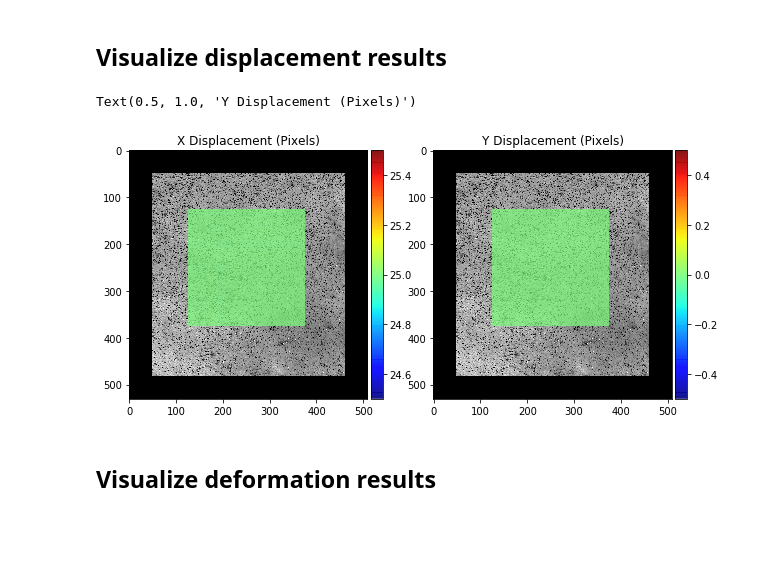
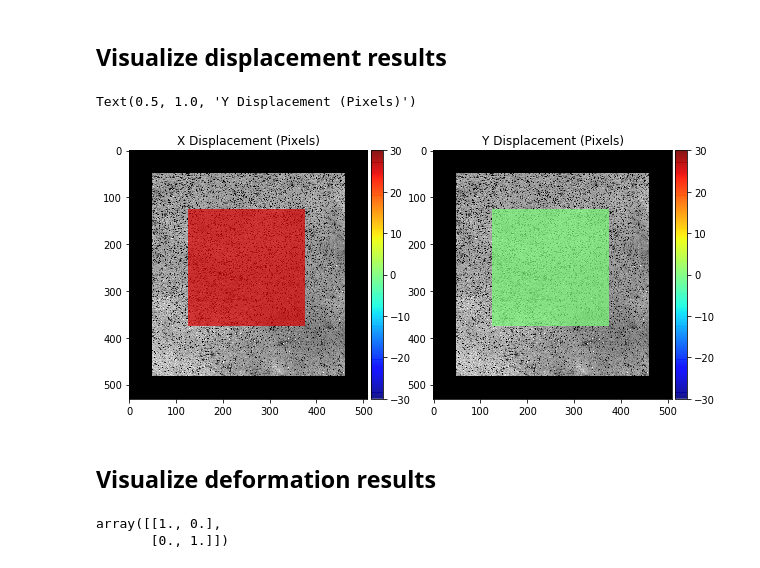
Before and after one commit to mfkiwl/splineDIC, a Jupyter notebook: notebooks/exploratory/stp_explore_NURBS_DIC.ipynb, the cells around one changed output. Cells and saved outputs as stored; diff of their text form; code cells hidden in the pictures; blank space fills up the shorter version.

```diff
--- a/notebooks/exploratory/stp_explore_NURBS_DIC.ipynb
+++ b/notebooks/exploratory/stp_explore_NURBS_DIC.ipynb
@@ -245,24 +245,24 @@ for i in range(rowmin, rowmax):
 # %%
 # Display
 fig, (ax0, ax1) = plt.subplots(1, 2, figsize=(10, 10))
 im0 = ax0.imshow(ref_image, cmap='gray')
 Uim = ax0.imshow(U, cmap='jet', alpha=0.7)
 divider = make_axes_locatable(ax0)
 cax0 = divider.append_axes('right', size='5%', pad=0.05)
 fig.colorbar(Uim, cax=cax0)
-Uim.set_clim(24.5, 25.5)
+Uim.set_clim(-30.0, 30.0)
 ax0.set_title('X Displacement (Pixels)')
 
 im1 = ax1.imshow(ref_image, cmap='gray')
 Vim = ax1.imshow(V, cmap='jet', alpha=0.7)
 divider = make_axes_locatable(ax1)
 cax1 = divider.append_axes('right', size='5%', pad=0.05)
 fig.colorbar(Vim, cax=cax1)
-Vim.set_clim(-0.5, 0.5)
+Vim.set_clim(-30.0, 30.0)
 ax1.set_title('Y Displacement (Pixels)')
 # %% [output]
 Text(0.5, 1.0, 'Y Displacement (Pixels)')
-[figure, old version]
+[figure, new version]
 # %% [markdown]
 ## Visualize deformation results
 # %%
@@ -409,0 +415,5 @@ def def_grad(surf, u, v, disp_vec):
+# %%
+def_grad(ref_surf, 0.5, 0.5, disp_vectors)
+# %% [output]
+array([[1., 0.],
+       [0., 1.]])
```
Also changed, not shown: parts of 4 cells of this notebook.
